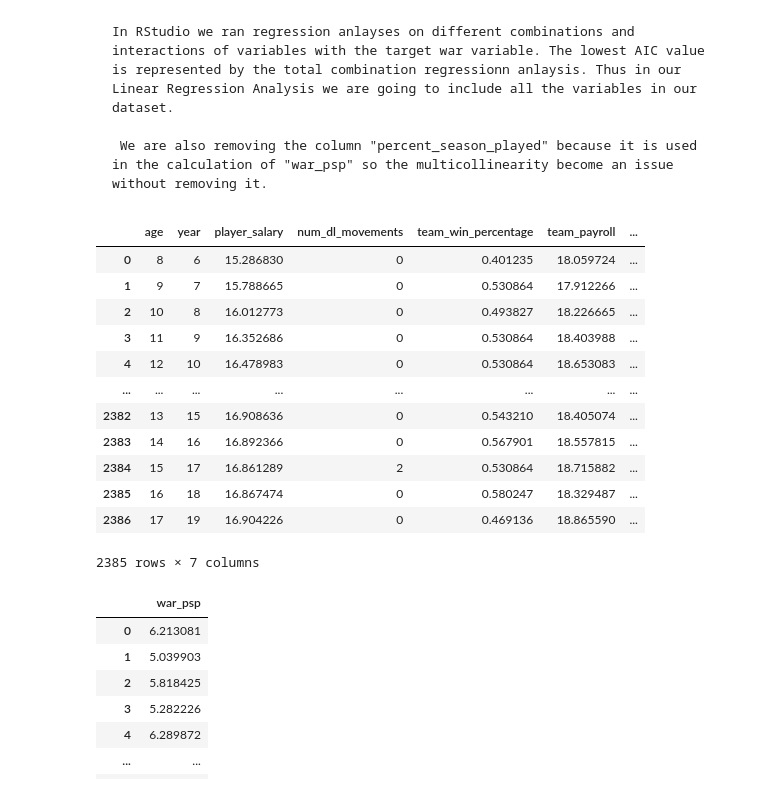
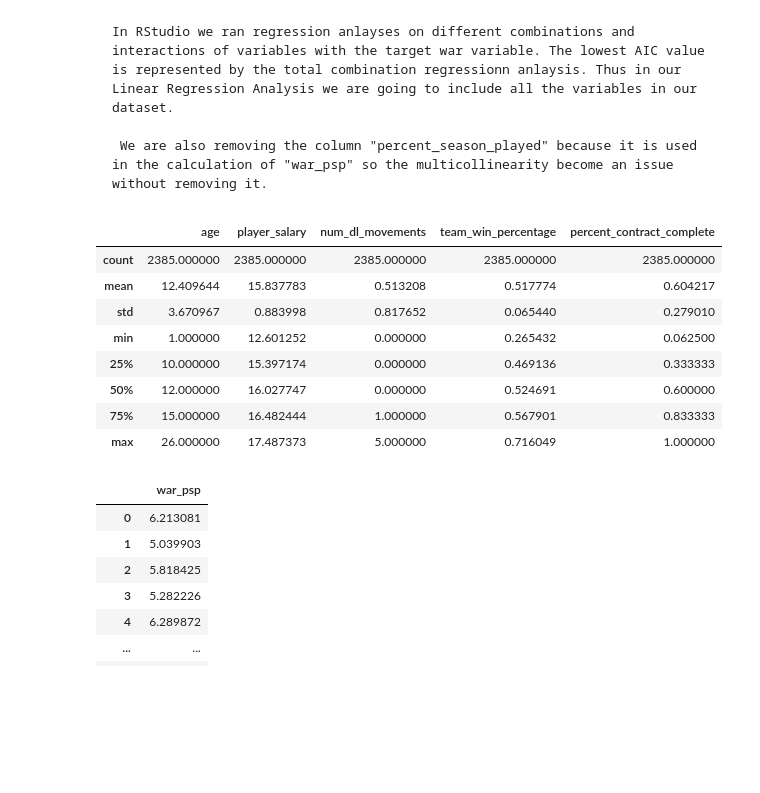
Before and after one commit to emoodyv/BaseballWARvContracts, a Jupyter notebook: WAR_MLmodel.ipynb, the cells around one changed output. Cells and saved outputs as stored; diff of their text form; code cells hidden in the pictures; blank space fills up the shorter version.

```diff
--- a/WAR_MLmodel.ipynb
+++ b/WAR_MLmodel.ipynb
@@ -208,4 +209,7 @@ min(MLB_df['age'])
     Using the minimum age = 19, we are going to use a similar approach to the age column as we did the year column
 # %%
 MLB_df['age'] = MLB_df['age'].apply(lambda x: (x-18))
+# %%
+MLB_df = MLB_df.drop(columns='year', axis=1)
+MLB_df = MLB_df.drop(columns='team_payroll', axis=1)
 # %%
@@ -238,21 +241,17 @@ X = MLB_df.drop(columns='war_psp', axis=1)
 
 y = MLB_df[['war_psp']]
 # %%
-X
+X.describe()
 # %% [output]
-|  | age | year | player_salary | num_dl_movements | team_win_percentage | team_payroll | ... |
-| 0 | 8 | 6 | 15.286830 | 0 | 0.401235 | 18.059724 | ... |
-| 1 | 9 | 7 | 15.788665 | 0 | 0.530864 | 17.912266 | ... |
-| 2 | 10 | 8 | 16.012773 | 0 | 0.493827 | 18.226665 | ... |
-| 3 | 11 | 9 | 16.352686 | 0 | 0.530864 | 18.403988 | ... |
-| 4 | 12 | 10 | 16.478983 | 0 | 0.530864 | 18.653083 | ... |
-| ... | ... | ... | ... | ... | ... | ... | ... |
-| 2382 | 13 | 15 | 16.908636 | 0 | 0.543210 | 18.405074 | ... |
-| 2383 | 14 | 16 | 16.892366 | 0 | 0.567901 | 18.557815 | ... |
-| 2384 | 15 | 17 | 16.861289 | 2 | 0.530864 | 18.715882 | ... |
-| 2385 | 16 | 18 | 16.867474 | 0 | 0.580247 | 18.329487 | ... |
-| 2386 | 17 | 19 | 16.904226 | 0 | 0.469136 | 18.865590 | ... |
+|  | age | player_salary | num_dl_movements | team_win_percentage | percent_contract_complete |
+| count | 2385.000000 | 2385.000000 | 2385.000000 | 2385.000000 | 2385.000000 |
+| mean | 12.409644 | 15.837783 | 0.513208 | 0.517774 | 0.604217 |
+| std | 3.670967 | 0.883998 | 0.817652 | 0.065440 | 0.279010 |
+| min | 1.000000 | 12.601252 | 0.000000 | 0.265432 | 0.062500 |
+| 25% | 10.000000 | 15.397174 | 0.000000 | 0.469136 | 0.333333 |
+| 50% | 12.000000 | 16.027747 | 0.000000 | 0.524691 | 0.600000 |
+| 75% | 15.000000 | 16.482444 | 1.000000 | 0.567901 | 0.833333 |
+| max | 26.000000 | 17.487373 | 5.000000 | 0.716049 | 1.000000 |
-2385 rows × 7 columns
 # %%
 y
 # %% [output]
```
Also changed, not shown: parts of 19 cells of this notebook.
